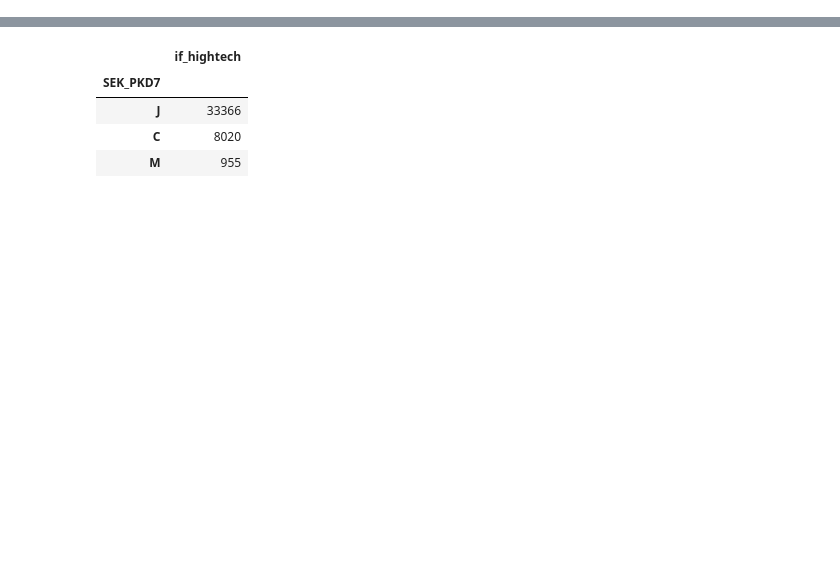
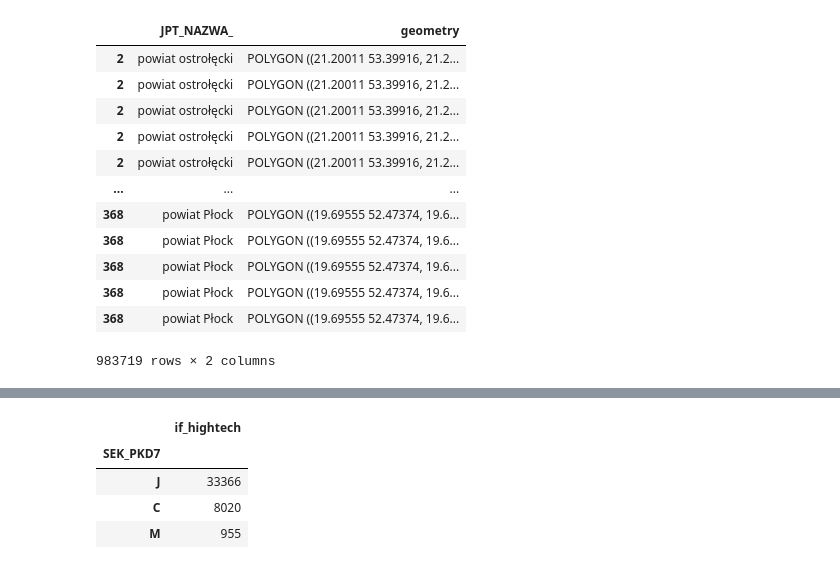
Before and after one commit to fszymanski13/master_thesis, a Jupyter notebook: notebooks/Wstępna analiza.ipynb, the cells around one changed output, grey strips where cells are left out. Saved outputs shown, nothing was run; the diff lists cells and outputs as text; code cells hidden in the pictures; blank space fills up the shorter version.

```diff
--- a/notebooks/Wstępna analiza.ipynb
+++ b/notebooks/Wstępna analiza.ipynb
@@ -22,0 +35,16 @@ df.head(5)
+# %%
+powiaty_maz
+# %% [output]
+|  | JPT_NAZWA_ | geometry |
+| 2 | powiat ostrołęcki | POLYGON ((21.20011 53.39916, 21.2... |
+| 2 | powiat ostrołęcki | POLYGON ((21.20011 53.39916, 21.2... |
+| 2 | powiat ostrołęcki | POLYGON ((21.20011 53.39916, 21.2... |
+| 2 | powiat ostrołęcki | POLYGON ((21.20011 53.39916, 21.2... |
+| 2 | powiat ostrołęcki | POLYGON ((21.20011 53.39916, 21.2... |
+| ... | ... | ... |
+| 368 | powiat Płock | POLYGON ((19.69555 52.47374, 19.6... |
+| 368 | powiat Płock | POLYGON ((19.69555 52.47374, 19.6... |
+| 368 | powiat Płock | POLYGON ((19.69555 52.47374, 19.6... |
+| 368 | powiat Płock | POLYGON ((19.69555 52.47374, 19.6... |
+| 368 | powiat Płock | POLYGON ((19.69555 52.47374, 19.6... |
+983719 rows × 2 columns
```
Also changed, not shown: parts of 26 cells of this notebook, 21 other files.
